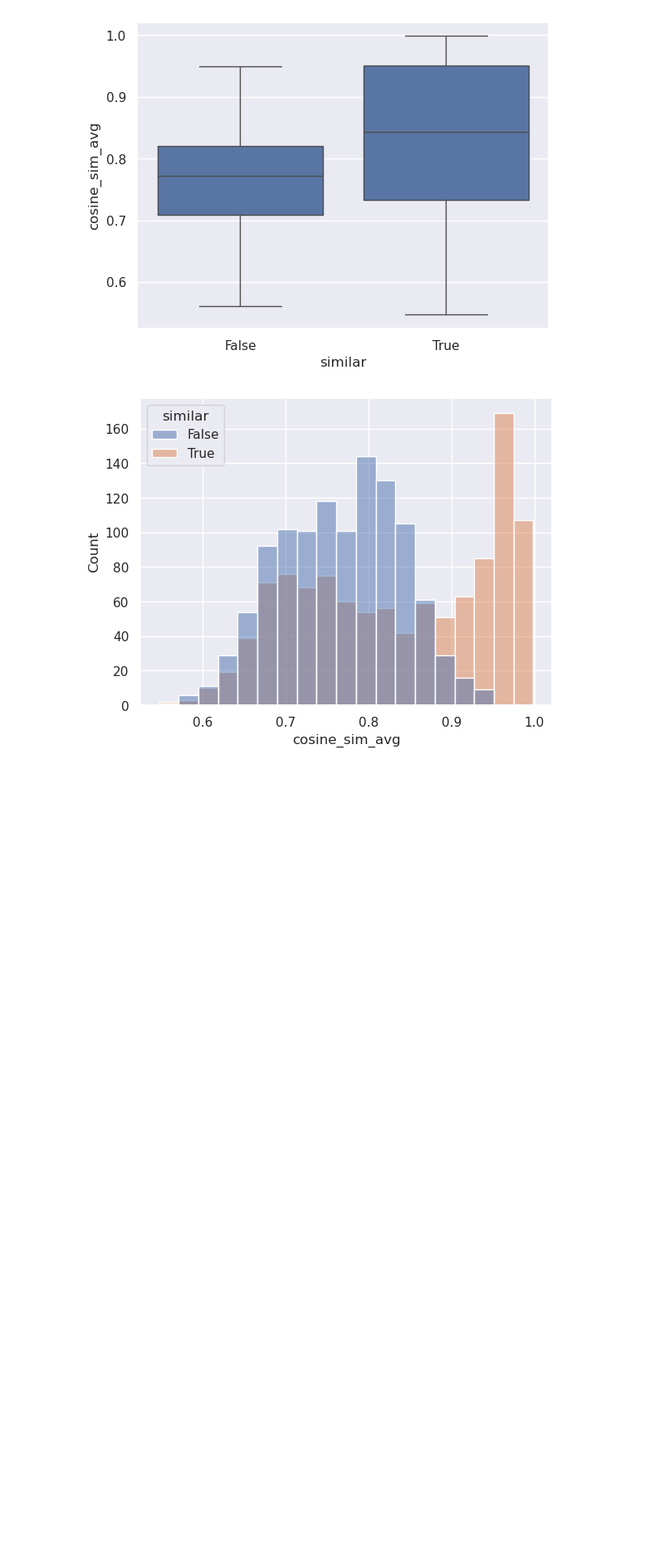
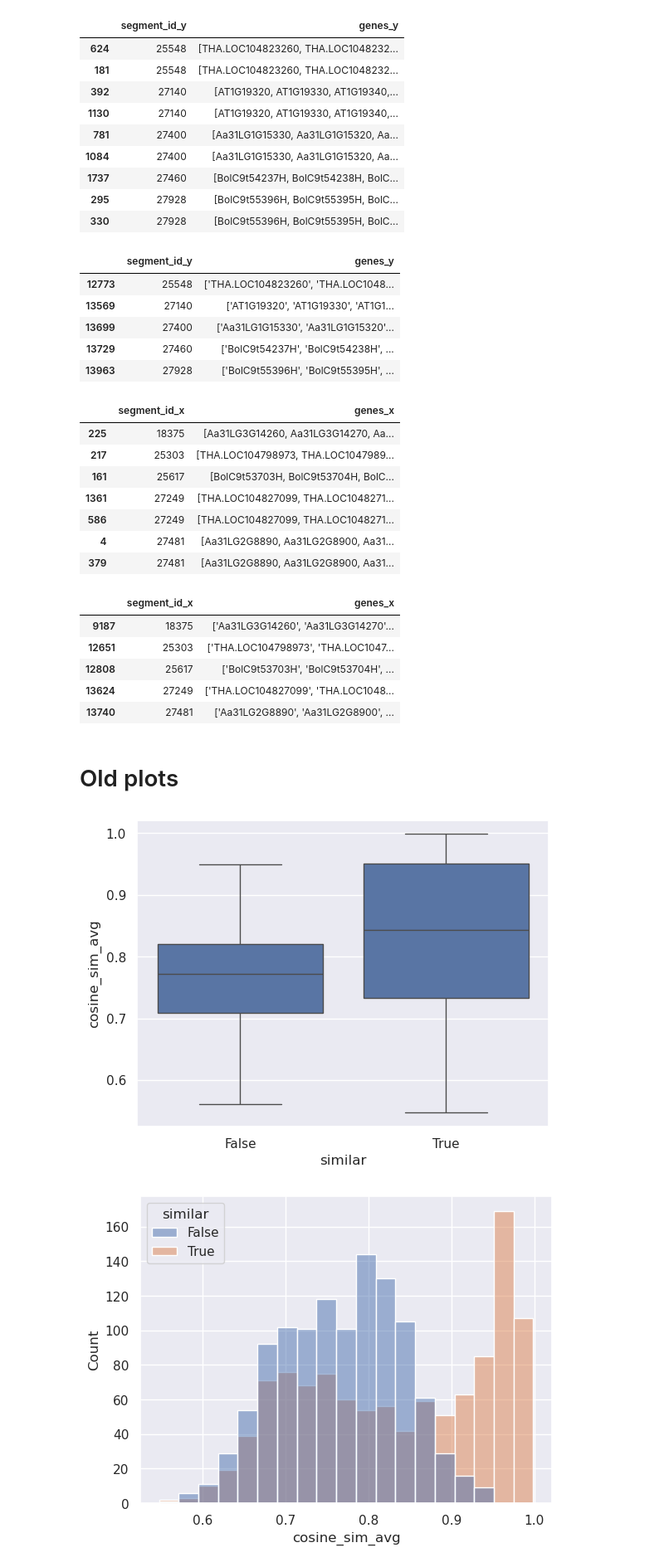
Before and after one commit to SteffenJong/ThesisProject, a Jupyter notebook: model/ana_train_test.ipynb, the cells around one changed output. Shown at 83% size. Drawn from its saved outputs; the diff is of its cells as text; code cells hidden in the pictures; blank space fills up the shorter version.

Commit message:
dubble checked IADH dataset

```diff
--- a/model/ana_train_test.ipynb
+++ b/model/ana_train_test.ipynb
@@ -17,0 +110,7 @@ df.head()
+# %%
+train = append_genes(train)
+test = append_genes(test)
+val = append_genes(val)
+# %%
+train["sim_genes"] = train.apply(check_sim_gens, axis=1)
+train.query("sim_genes == True")
@@ -18,3 +211,46 @@ df.head()
+# %%
+train = append_genes(train)
+# %%
+ids = train.sample(n=5).segment_id_y.values
+display(train.query('segment_id_y.isin(@ids)')[["segment_id_y", "genes_y"]].sort_values("segment_id_y"))
+display(merged.query('segment_id_y.isin(@ids)')[["segment_id_y", "genes_y"]].sort_values("segment_id_y"))
+
+ids = train.sample(n=5).segment_id_x.values
+display(train.query('segment_id_x.isin(@ids)')[["segment_id_x", "genes_x"]].sort_values("segment_id_x"))
+display(merged.query('segment_id_x.isin(@ids)')[["segment_id_x", "genes_x"]].sort_values("segment_id_x"))
+# %% [output]
+|  | segment_id_y | genes_y |
+| 624 | 25548 | [THA.LOC104823260, THA.LOC1048232... |
+| 181 | 25548 | [THA.LOC104823260, THA.LOC1048232... |
+| 392 | 27140 | [AT1G19320, AT1G19330, AT1G19340,... |
+| 1130 | 27140 | [AT1G19320, AT1G19330, AT1G19340,... |
+| 781 | 27400 | [Aa31LG1G15330, Aa31LG1G15320, Aa... |
+| 1084 | 27400 | [Aa31LG1G15330, Aa31LG1G15320, Aa... |
+| 1737 | 27460 | [BolC9t54237H, BolC9t54238H, BolC... |
+| 295 | 27928 | [BolC9t55396H, BolC9t55395H, BolC... |
+| 330 | 27928 | [BolC9t55396H, BolC9t55395H, BolC... |
+|  | segment_id_y | genes_y |
+| 12773 | 25548 | ['THA.LOC104823260', 'THA.LOC1048... |
+| 13569 | 27140 | ['AT1G19320', 'AT1G19330', 'AT1G1... |
+| 13699 | 27400 | ['Aa31LG1G15330', 'Aa31LG1G15320'... |
+| 13729 | 27460 | ['BolC9t54237H', 'BolC9t54238H', ... |
+| 13963 | 27928 | ['BolC9t55396H', 'BolC9t55395H', ... |
+|  | segment_id_x | genes_x |
+| 225 | 18375 | [Aa31LG3G14260, Aa31LG3G14270, Aa... |
+| 217 | 25303 | [THA.LOC104798973, THA.LOC1047989... |
+| 161 | 25617 | [BolC9t53703H, BolC9t53704H, BolC... |
+| 1361 | 27249 | [THA.LOC104827099, THA.LOC1048271... |
+| 586 | 27249 | [THA.LOC104827099, THA.LOC1048271... |
+| 4 | 27481 | [Aa31LG2G8890, Aa31LG2G8900, Aa31... |
+| 379 | 27481 | [Aa31LG2G8890, Aa31LG2G8900, Aa31... |
+|  | segment_id_x | genes_x |
+| 9187 | 18375 | ['Aa31LG3G14260', 'Aa31LG3G14270'... |
+| 12651 | 25303 | ['THA.LOC104798973', 'THA.LOC1047... |
+| 12808 | 25617 | ['BolC9t53703H', 'BolC9t53704H', ... |
+| 13624 | 27249 | ['THA.LOC104827099', 'THA.LOC1048... |
+| 13740 | 27481 | ['Aa31LG2G8890', 'Aa31LG2G8900', ... |
+# %% [markdown]
+# Old plots
 # %%
 sns.boxplot(data=df, y="cosine_sim_avg", x="similar")
 plt.show()
```
Also changed, not shown: parts of 17 cells of this notebook, 3 other files.
